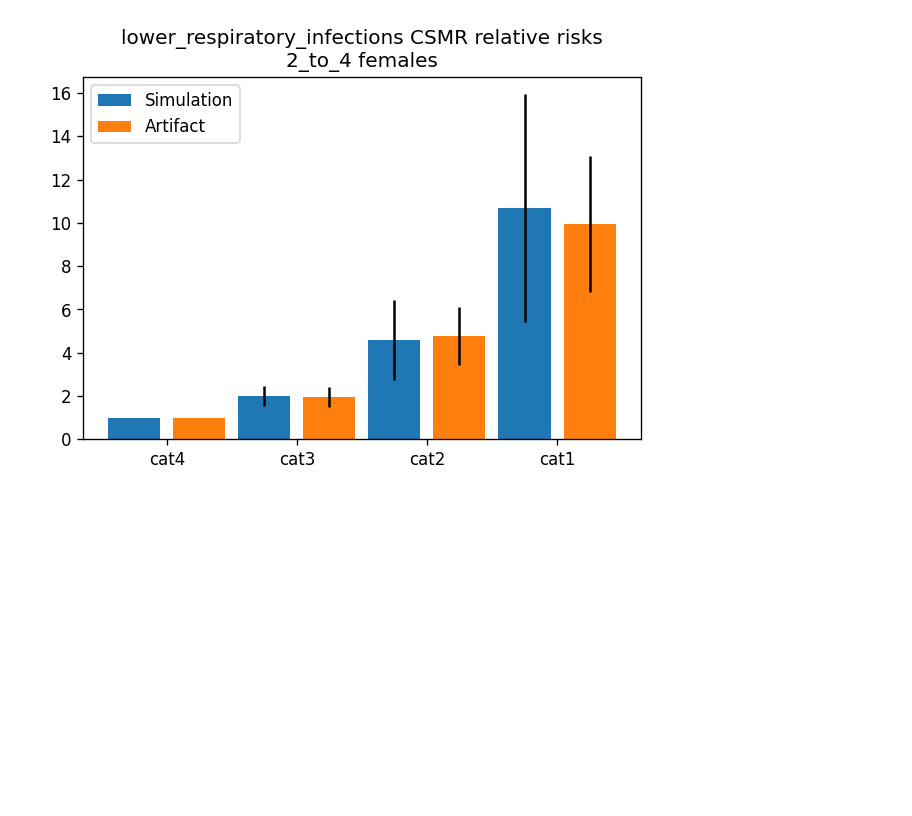
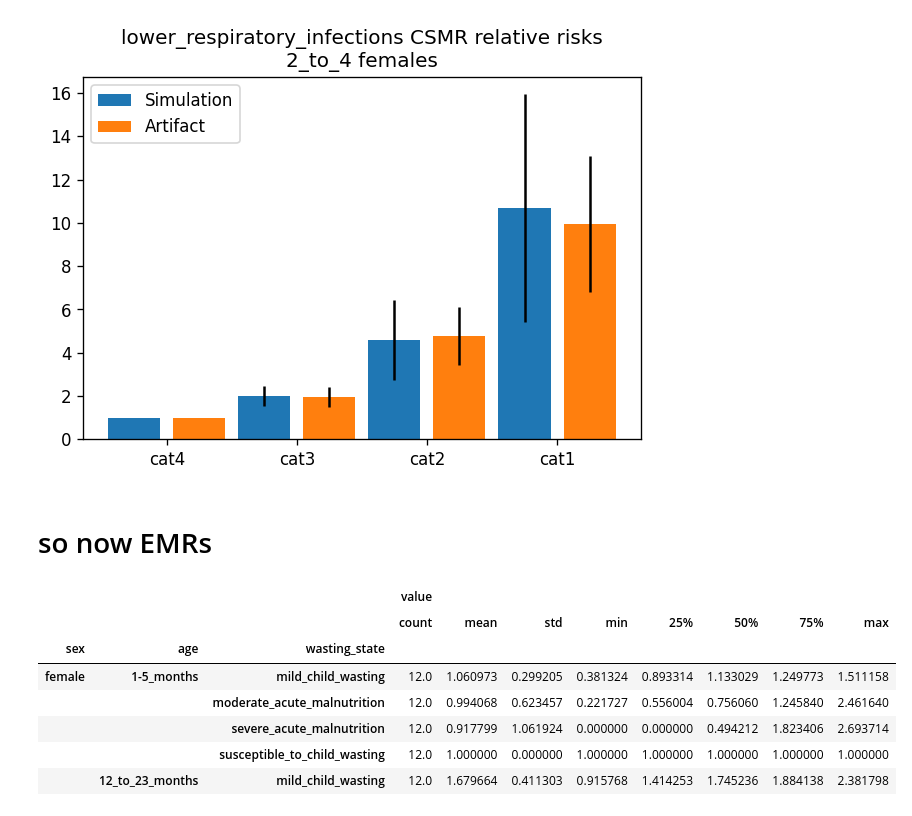
Before and after one commit to ihmeuw/vivarium_research_ciff_sam, a Jupyter notebook: model_validation/model6/model_6.0.1_risk_effects_verification.ipynb, the cells around one changed output. Saved outputs shown, nothing was run; the diff lists cells and outputs as text; code cells hidden in the pictures; blank space fills up the shorter version.

```diff
--- a/model_validation/model6/model_6.0.1_risk_effects_verification.ipynb
+++ b/model_validation/model6/model_6.0.1_risk_effects_verification.ipynb
@@ -286,3 +302,27 @@ for sex in ['male','female']:
 [figure]
 [figure]
 [figure]
+# %% [markdown]
+# so now EMRs
+# %%
+d = deaths.reset_index()
+d = d.loc[(d.scenario=='baseline')&(d.cause=='diarrheal_diseases')]
+d = d.groupby(['input_draw','sex','age','wasting_state']).sum()[['value']]
+pt = state_pt.loc[(state_pt.cause=='diarrheal_diseases')
+                 &(state_pt.scenario=='baseline')]
+pt = pt.groupby(['input_draw','sex','age','wasting_state']).sum()[['value']]
+emr = d/pt
+emr_tmrel = (emr.reset_index().loc[emr.reset_index().wasting_state=='susceptible_to_child_wasting']
+             .set_index(['input_draw','sex','age'])[['value']])
+diarrhea_emr_rr = emr / emr_tmrel
+diarrhea_emr_rr = diarrhea_emr_rr.groupby(['sex','age','wasting_state']).describe()
+diarrhea_emr_rr.head()
+# %% [output]
+|  |  |  | value |  |  |  |  |  |  |  |
+|  |  |  | count | mean | std | min | 25% | 50% | 75% | max |
+| sex | age | wasting_state |  |  |  |  |  |  |  |  |
+| female | 1-5_months | mild_child_wasting | 12.0 | 1.060973 | 0.299205 | 0.381324 | 0.893314 | 1.133029 | 1.249773 | 1.511158 |
+|  |  | moderate_acute_malnutrition | 12.0 | 0.994068 | 0.623457 | 0.221727 | 0.556004 | 0.756060 | 1.245840 | 2.461640 |
+|  |  | severe_acute_malnutrition | 12.0 | 0.917799 | 1.061924 | 0.000000 | 0.000000 | 0.494212 | 1.823406 | 2.693714 |
+|  |  | susceptible_to_child_wasting | 12.0 | 1.000000 | 0.000000 | 1.000000 | 1.000000 | 1.000000 | 1.000000 | 1.000000 |
+|  | 12_to_23_months | mild_child_wasting | 12.0 | 1.679664 | 0.411303 | 0.915768 | 1.414253 | 1.745236 | 1.884138 | 2.381798 |
```
Also changed, not shown: parts of 4 cells of this notebook, 4 other files.
